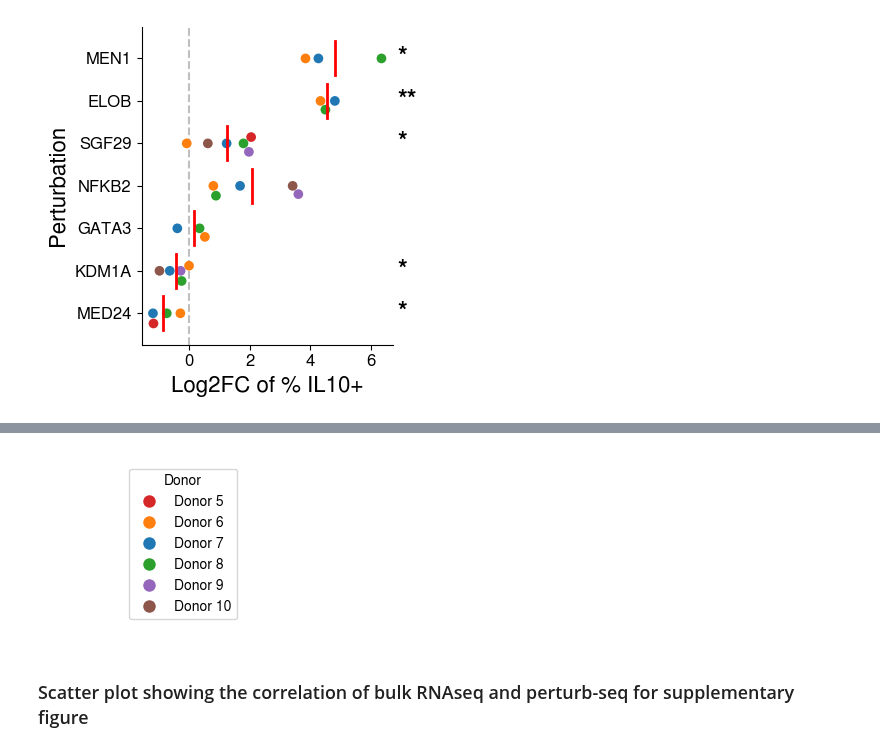
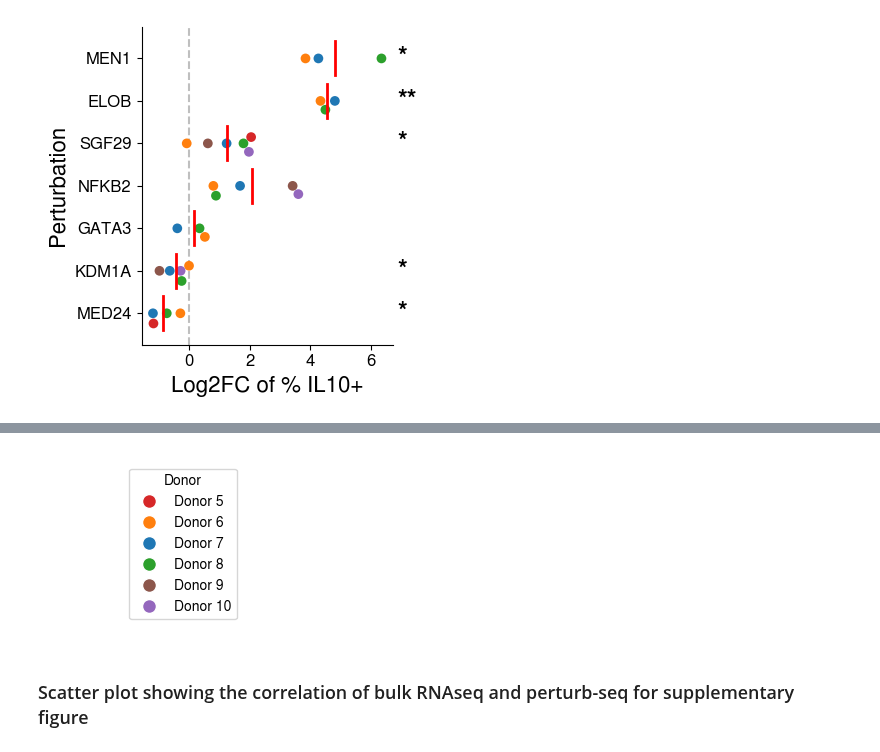
Before and after one commit to emdann/GWT_perturbseq_analysis_2025, a Jupyter notebook: src/5_cytokine_regulators/cytokine_followup_regulator.ipynb, the cells around one changed output, grey strips where cells are left out. Cells and saved outputs as stored; diff of their text form; code cells hidden in the pictures.

```diff
--- a/src/5_cytokine_regulators/cytokine_followup_regulator.ipynb
+++ b/src/5_cytokine_regulators/cytokine_followup_regulator.ipynb
@@ -935,8 +893,8 @@ donor_colors = {
     'Donor 6': '#ff7f0e', # Default orange
     'Donor 7': '#1f77b4', # Default blue
     'Donor 8': '#2ca02c', # Default green
-    'Donor 9': '#9467bd', # Default purple
-    'Donor 10': '#8c564b',  # Default brown
+    'Donor 9': '#8c564b',  # Default brown
+    'Donor 10': '#9467bd', # Default purple
 }
 
 # Get the labels and colors for the legend
@@ -945,34 +903,34 @@ colors = list(donor_colors.values())
 
 # Create a new figure just for the legend
 plt.figure(figsize=(3, 2))
 ax_legend = plt.gca()
 
 # Manually create Line2D artists for the legend.
 # Since the original plot used a swarmplot (scatter-like), we use markers.
 legend_elements = [
     Line2D([0], [0], marker='o', color='w', label=label,
            markerfacecolor=color, markersize=10)
     for label, color in zip(labels, colors)
 ]
 
 # Add the legend to the new axes
 legend = ax_legend.legend(handles=legend_elements,
                           title='Donor',
                           loc='center',
                           frameon=True)
 
 # Remove the axes lines, ticks, and labels to make it a "standalone" legend
 ax_legend.axis('off')
 
 # Increase the font size of the legend title and labels for better visibility
 plt.setp(legend.get_title(), fontsize='10') # Adjust title font size
 plt.setp(legend.get_texts(), fontsize='10') # Adjust label font size
 
 plt.tight_layout()
 plt.savefig('./results/validation_swarmplot_standalone_legend.pdf', dpi=600, bbox_inches='tight', pad_inches=0)
 plt.show()
 # %% [output]
-[figure, old version]
+[figure, new version]
 # %% [markdown]
 ### Scatter plot showing the correlation of bulk RNAseq and perturb-seq for supplementary figure
 # %%
```
Also changed, not shown: parts of 1 cell of this notebook, 1 other file.
